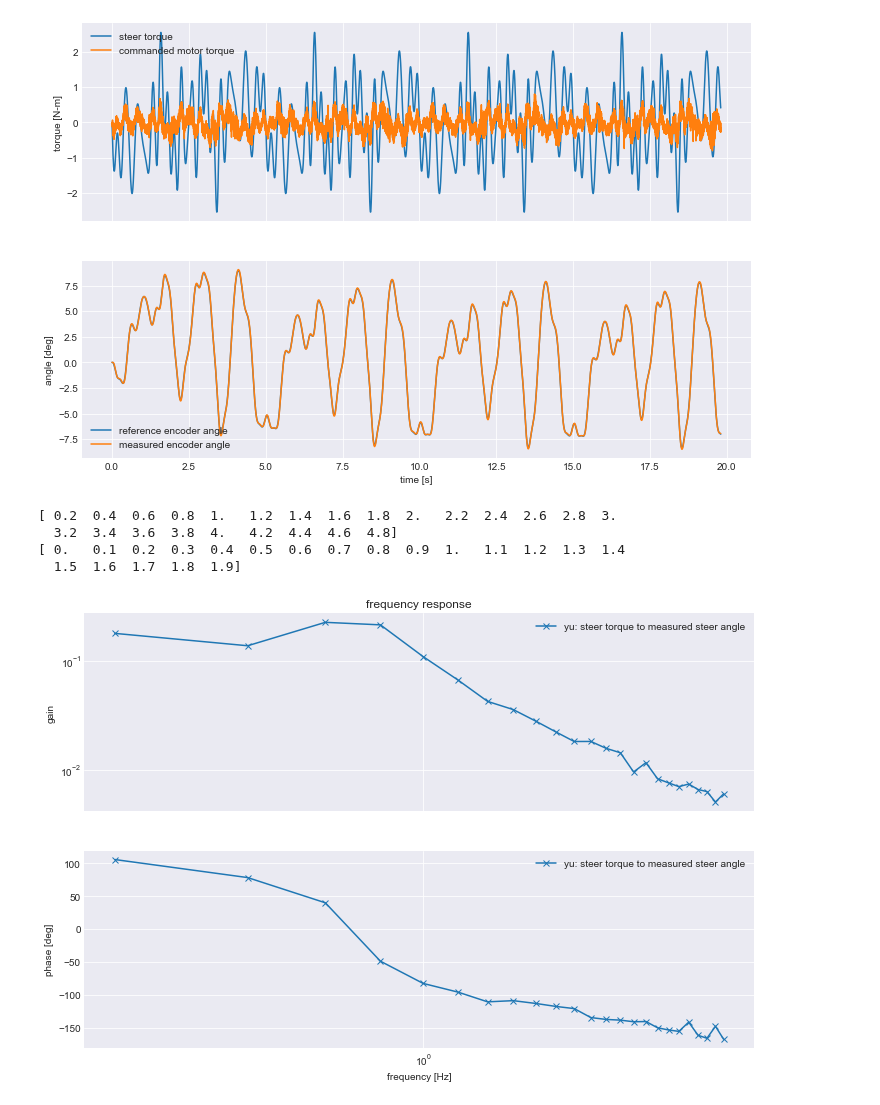
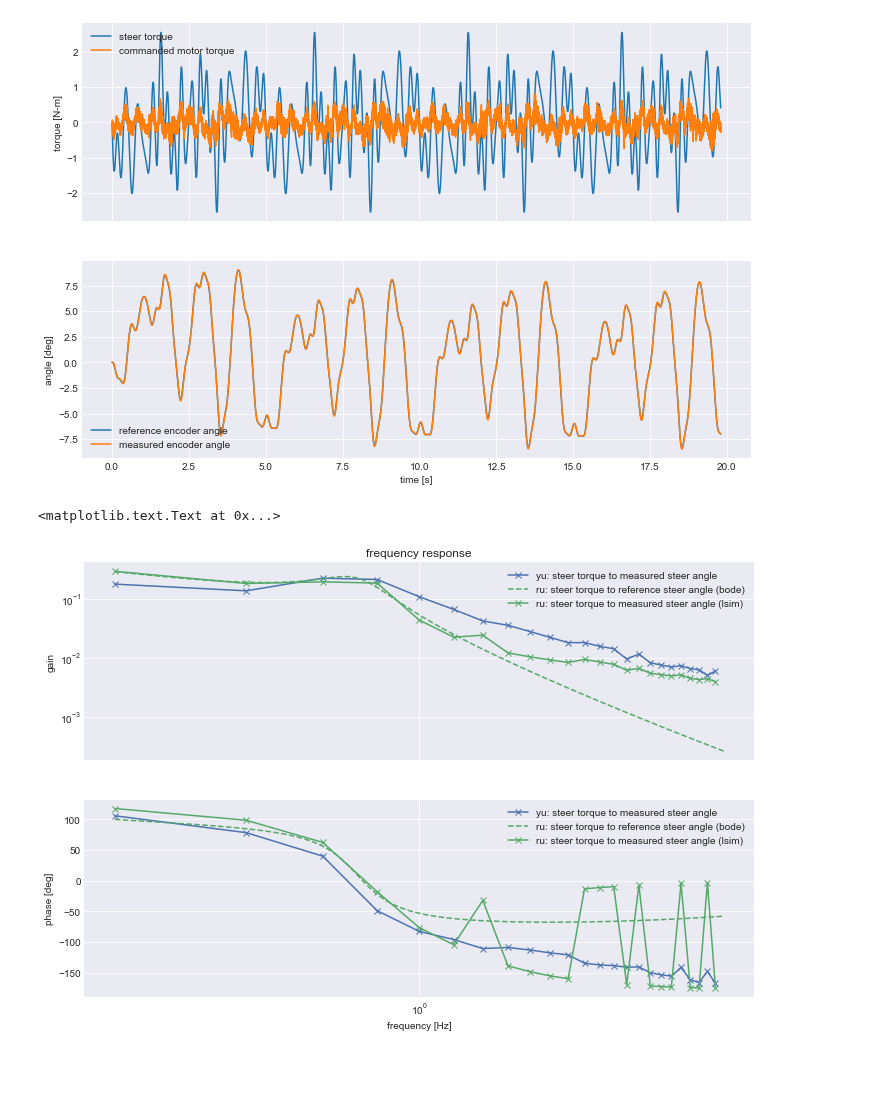
Before and after one commit to oliverlee/phobos, a Jupyter notebook: scripts/controller_frequency_response.ipynb, the cells around one changed output. Drawn from its saved outputs; the diff is of its cells as text; code cells hidden in the pictures; blank space fills up the shorter version.

Commit message:
Add frequency response plots of model
Add frequency response plots of model using lsim and constructed
multisine as well as using the bode function.

```diff
--- a/scripts/controller_frequency_response.ipynb
+++ b/scripts/controller_frequency_response.ipynb
@@ -96,14 +96,16 @@ sys = scipy.signal.StateSpace(A, Bi, Ci, D)
 tf = scipy.signal.TransferFunction(sys)
 _, y, _ = scipy.signal.lsim(tf, u, t)
 
-x = np.fft.fft(y)/np.fft.fft(u)
+Y = np.fft.fft(y)
+U = np.fft.fft(u)
+X = (Y*np.conj(U)) / (U*np.conj(U))
 freq = np.fft.fftfreq(t.shape[-1], t[1] - t[0])
 index = [i for i, f in enumerate(freq) if f in u_freq]
 print(freq[index])
 
 fig, ax = plt.subplots(2, 1, sharex=True)
-ax[0].plot(freq[index], np.abs(x[index]), 'x')
-ax[1].plot(freq[index], np.angle(x[index], deg=True), 'x')
+ax[0].loglog(freq[index], np.abs(X[index]), marker='x')
+ax[1].semilogx(freq[index], np.angle(X[index], deg=True), marker='x')
 plt.show()
 # %% [output]
 /Users/oliver/miniconda3/envs/dev/lib/python3.5/site-packages/scipy/signal/filter_design.py:1452: BadCoefficients: Badly conditioned filter coefficients (numerator): the results may be meaningless
@@ -144,14 +146,6 @@ plot_response(log)
 plt.show()
 # %% [output]
 [figure]
-# %%
-print(u_freq)
-print(freq[:20])
-# %% [output]
-[ 0.2  0.4  0.6  0.8  1.   1.2  1.4  1.6  1.8  2.   2.2  2.4  2.6  2.8  3.
-  3.2  3.4  3.6  3.8  4.   4.2  4.4  4.6  4.8]
-[ 0.   0.1  0.2  0.3  0.4  0.5  0.6  0.7  0.8  0.9  1.   1.1  1.2  1.3  1.4
-  1.5  1.6  1.7  1.8  1.9]
 # %%
 # get last 10 seconds of record
 log.t[-1]
@@ -189,38 +183,55 @@ for i, f in enumerate(freq):
 index = [i for i, f in enumerate(np.around(freq, 1))
          if f in np.around(u_freq, 1)]
 
+
 plt.close('all')
 plot_all = False
 
+# generate frequency response of previously defined model
+w, mag, phase = tf.bode(w=2*np.pi*np.logspace(-0.7, 0.7, 100))
+color = sns.color_palette('deep', 6)
+
 fig, ax = plt.subplots(2, 1, sharex=True)
 ax[0].loglog(freq[index], np.abs(H[index]),
-             marker='x',
+             marker='x', color=color[0],
              label='yu: steer torque to measured steer angle')
+ax[0].loglog(w/2/np.pi, np.power(10, mag/20),
+             linestyle='--', color=color[1],
+             label='ru: steer torque to reference steer angle (bode)')
+ax[0].loglog(freq[index], np.abs(X[index]),
+             marker='x', color=color[1],
+             label='ru: steer torque to measured steer angle (lsim)')
 if plot_all:
     ax[0].loglog(freq[index], np.abs(G[index]),
-                 marker='x',
+                 marker='x', color=color[2],
                  label='ru: steer torque to reference steer angle')
     ax[0].loglog(freq[index], np.abs(F[index]),
-                 marker='x',
+                 marker='x', color=color[3],
                  label='yr: reference to measured steer angle')
 ax[0].legend()
 ax[0].set_ylabel('gain')
 
 ax[1].semilogx(freq[index], np.angle(H[index], deg=True),
-               marker='x',
+               marker='x', color=color[0],
                label='yu: steer torque to measured steer angle')
+ax[1].semilogx(w/2/np.pi, phase,
+               linestyle='--', color=color[1],
+               label='ru: steer torque to reference steer angle (bode)')
+ax[1].semilogx(freq[index], np.angle(X[index], deg=True),
+               marker='x', color=color[1],
+               label='ru: steer torque to measured steer angle (lsim)')
 if plot_all:
     ax[1].semilogx(freq[index], np.angle(G[index], deg=True),
-                   marker='x',
+                   marker='x', color=color[2],
                    label='ru: steer torque to reference steer angle')
     ax[1].semilogx(freq[index], np.angle(F[index], deg=True),
-                   marker='x',
+                   marker='x', color=color[3],
                    label='yr: reference to measured steer angle')
 ax[1].legend()
 ax[1].set_ylabel('phase [deg]')
 
 ax[1].set_xlabel('frequency [Hz]')
 ax[0].set_title('frequency response')
-plt.show()
 # %% [output]
+<matplotlib.text.Text at 0x...>
-[figure, old version]
+[figure, new version]
```
Also changed, not shown: parts of 1 cell of this notebook.
